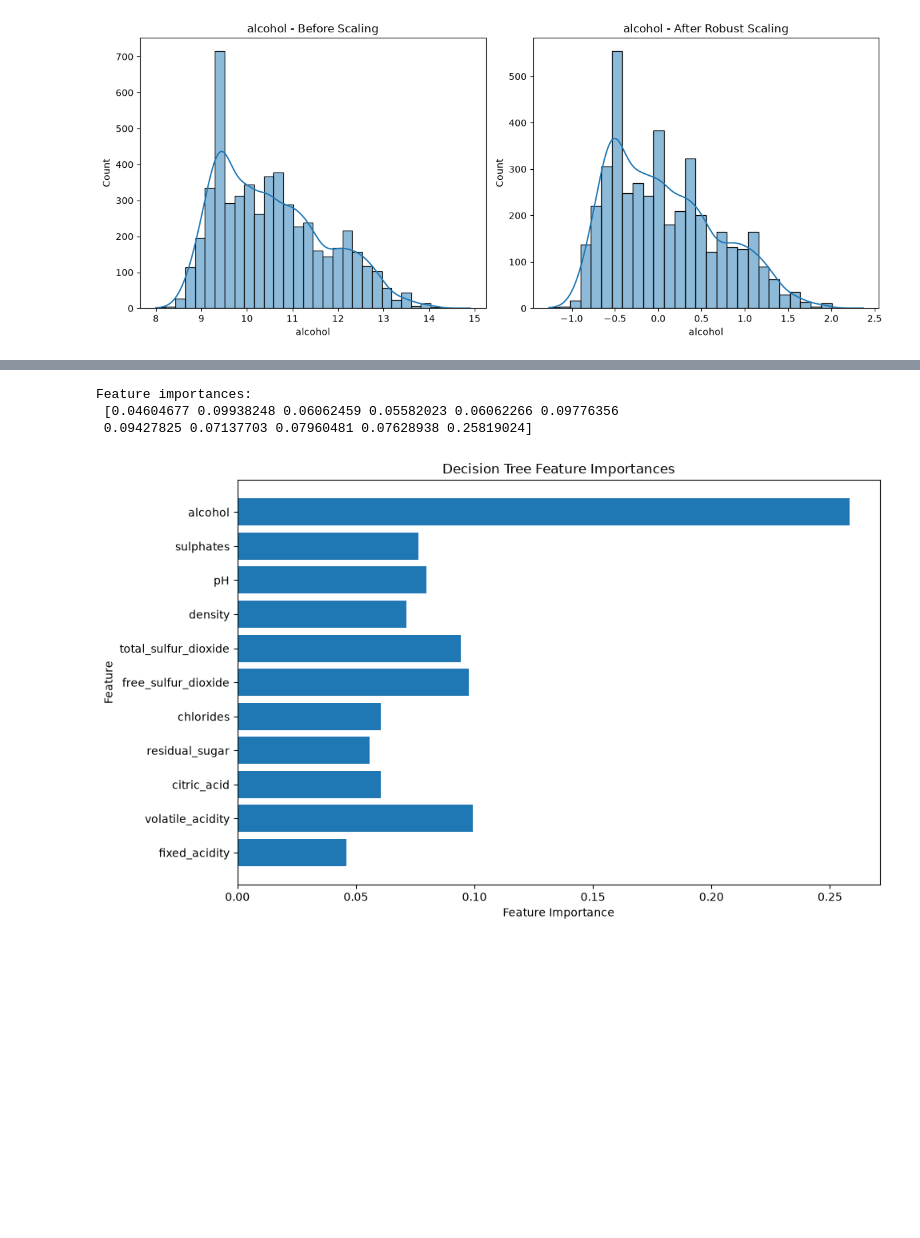
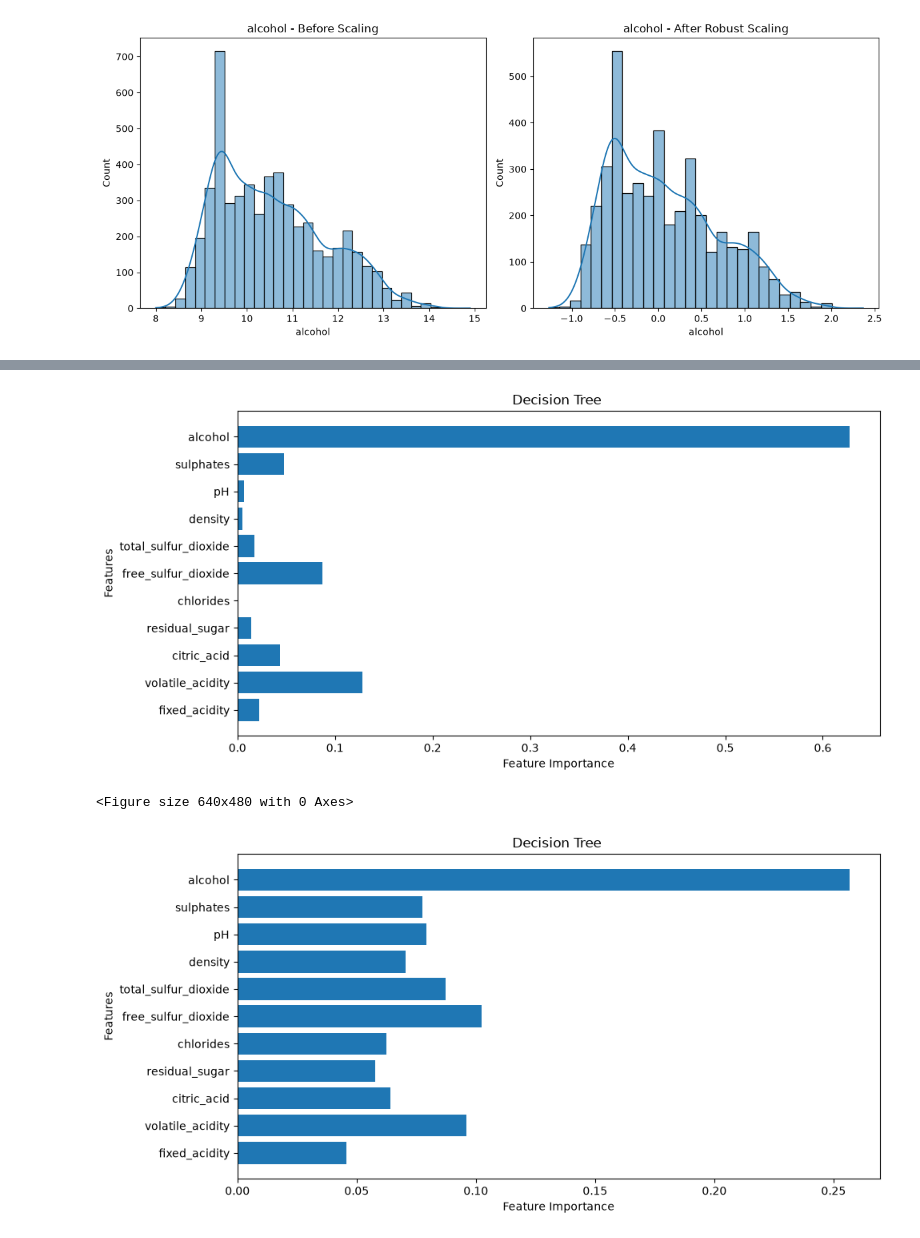
Before and after one commit to Dev-Flurssy/ml-projects, a Jupyter notebook: projects/Data/Numerical Cleaning.ipynb, the cells around one changed output, grey strips where cells are left out. Saved outputs shown, nothing was run; the diff lists cells and outputs as text; code cells hidden in the pictures; blank space fills up the shorter version.

```diff
--- a/projects/Data/Numerical Cleaning.ipynb
+++ b/projects/Data/Numerical Cleaning.ipynb
@@ -406,5 +426,26 @@ for col in num_cols:
 [figure]
 [figure]
 [figure]
+# %%
+from sklearn.svm import SVR
+
+lsvr1 = SVR(kernel='linear', C=1, epsilon=0.1)
+lsvr2 = SVR(kernel='linear', C=10, epsilon=0.1)
+lsvr3 = SVR(kernel='linear', C=100, epsilon=0.1)
+
+rsvr1 = SVR(kernel='rbf', C=1, epsilon=0.1, gamma=0.1)
+rsvr2 = SVR(kernel='rbf', C=1, epsilon=0.1, gamma=0.5)
+rsvr3 = SVR(kernel='rbf', C=1, epsilon=0.1, gamma=1)
+rsvr4 = SVR(kernel='rbf', C=10, epsilon=0.1, gamma=0.1)
+rsvr5 = SVR(kernel='rbf', C=10, epsilon=0.1, gamma=0.5)
+rsvr6 = SVR(kernel='rbf', C=10, epsilon=0.1, gamma=1)
+rsvr7 = SVR(kernel='rbf', C=100, epsilon=0.1, gamma=0.1)
+rsvr8 = SVR(kernel='rbf', C=100, epsilon=0.1, gamma=0.5)
+rsvr9 = SVR(kernel='rbf', C=100, epsilon=0.1, gamma=1)
+
+models =  [lsvr1, lsvr2, lsvr3, rsvr1, rsvr2, rsvr3, rsvr4, rsvr5, rsvr6, rsvr7, rsvr8, rsvr9]
+
+for model in models:
+    model.fit(X_train_scaled, y_train)
 # %%
 from sklearn.metrics import mean_absolute_error, mean_squared_error, r2_score
@@ -496,21 +567,22 @@ display(rf_results)
 # %%
-def plot_feature_importances(model):
+# plotting feature Importance
+
+def plot_feature_importance(name, model):
+    plt.figure(figsize=(10, 5))
     n_features = X.shape[1]
-    plt.figure(figsize=(10, 6))
     plt.barh(range(n_features), model.feature_importances_, align='center')
     plt.yticks(np.arange(n_features), X.columns)
-    plt.xlabel("Feature Importance")
-    plt.ylabel("Feature")
-    plt.title("Decision Tree Feature Importances")
+    plt.ylabel('Features')
+    plt.xlabel('Feature Importance')
+    plt.title(name)
     plt.tight_layout()
     plt.show()
 
-print("Feature importances:\n", dtree.feature_importances_)
-print()
-plot_feature_importances(dtree)
+plot_feature_importance('Decision Tree ', tree5)
+plt.figure()
+plot_feature_importance('Decision Tree ', tree1)
 # %% [output]
+[figure, new version]
-Feature importances:
- [0.04604677 0.09938248 0.06062459 0.05582023 0.06062266 0.09776356
- 0.09427825 0.07137703 0.07960481 0.07628938 0.25819024]
+<Figure size 640x480 with 0 Axes>
-[figure, old version]
+[figure, added]
 # %%
```
Also changed, not shown: parts of 13 cells of this notebook, 2 other files.
